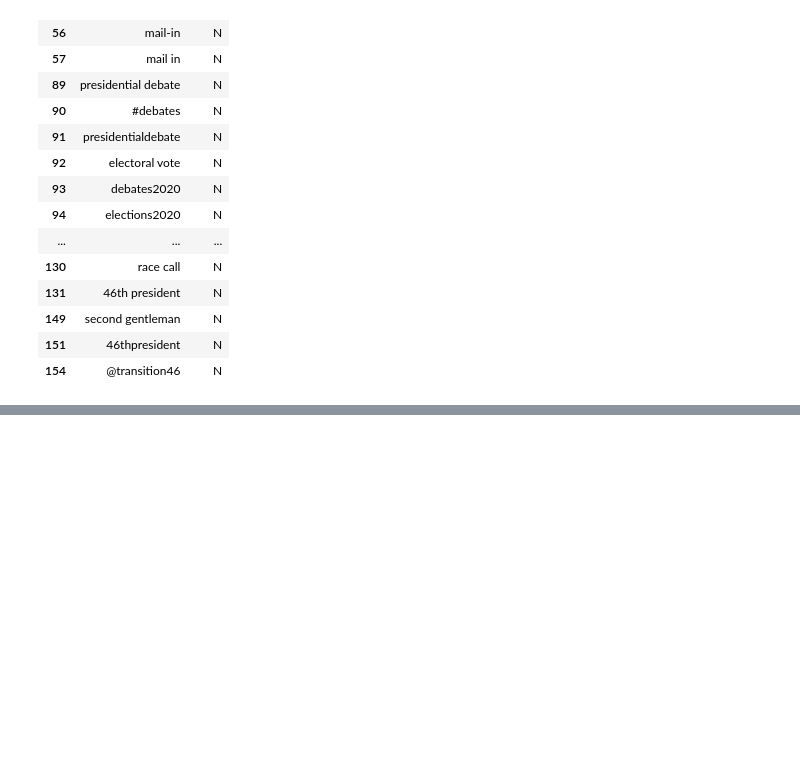
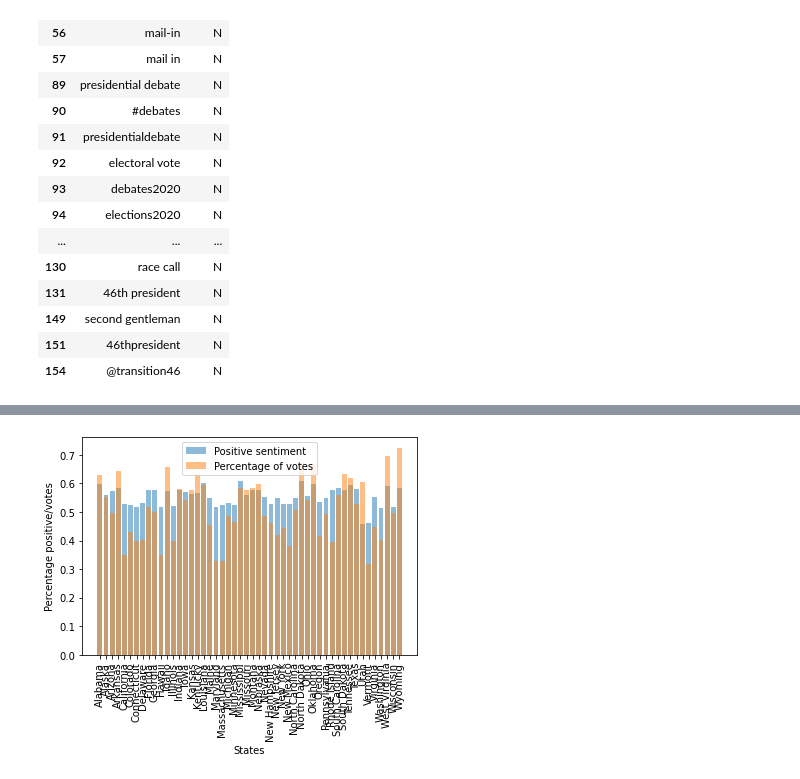
Before and after one commit to LTPrast/Social_web, a Jupyter notebook: Social Web.ipynb, the cells around one changed output, grey strips where cells are left out. Cells and saved outputs as stored; diff of their text form; code cells hidden in the pictures; blank space fills up the shorter version.

```diff
--- a/Social Web.ipynb
+++ b/Social Web.ipynb
@@ -196,0 +180,10 @@ len(df[(df['text'].str.contains('abortion'))])
+# %%
+plt.bar(states, positive_sentiments_states_trump, alpha = 0.5, label="Positive sentiment")
+plt.bar(states, elec_result_states_trump, alpha = 0.5, label = 'Percentage of votes')
+plt.xticks(rotation=90)
+plt.ylabel("Percentage positive/votes")
+plt.xlabel("States")
+plt.legend()
+plt.show()
+# %% [output]
+[figure, added]
```
Also changed, not shown: parts of 23 cells of this notebook.
